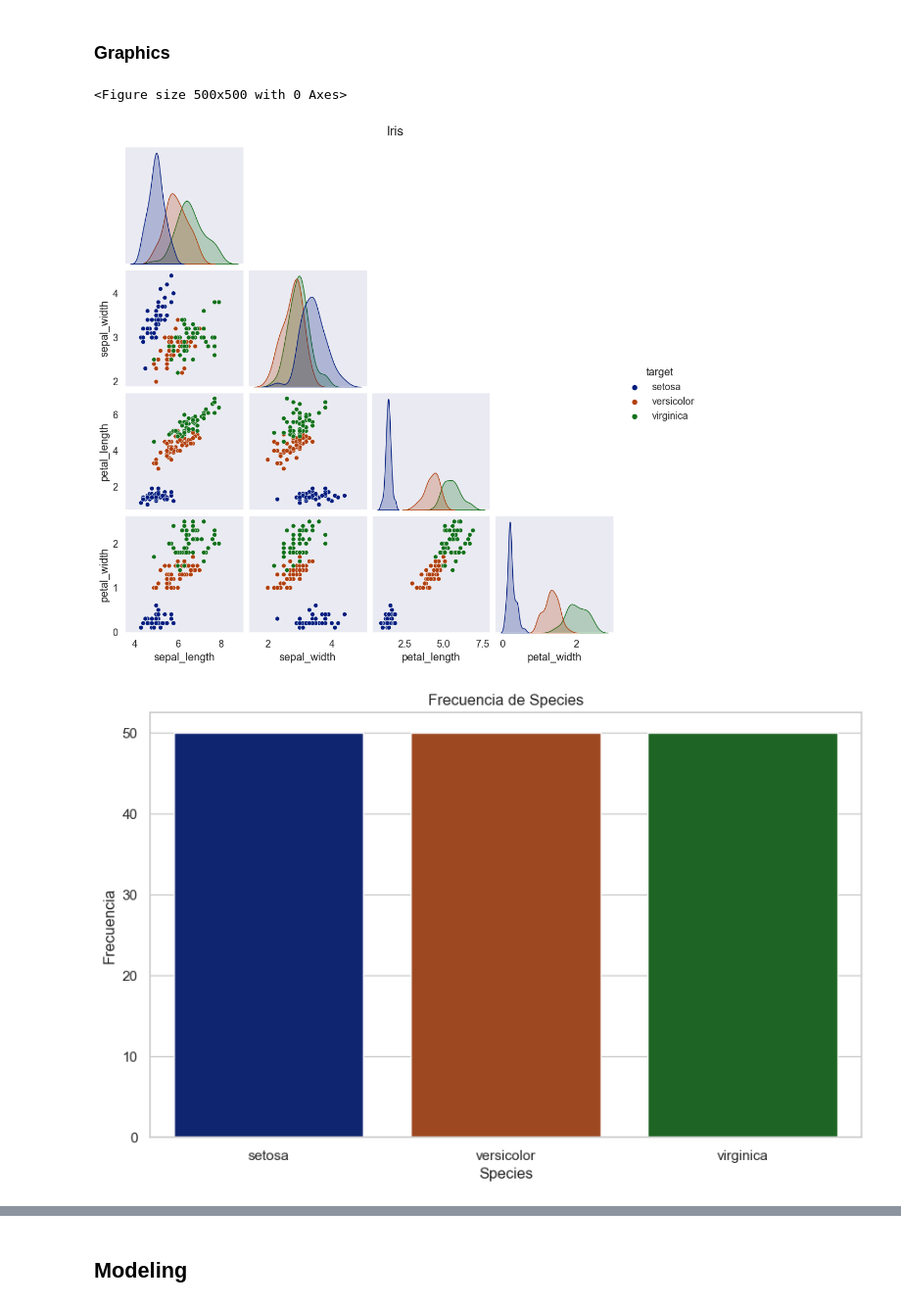
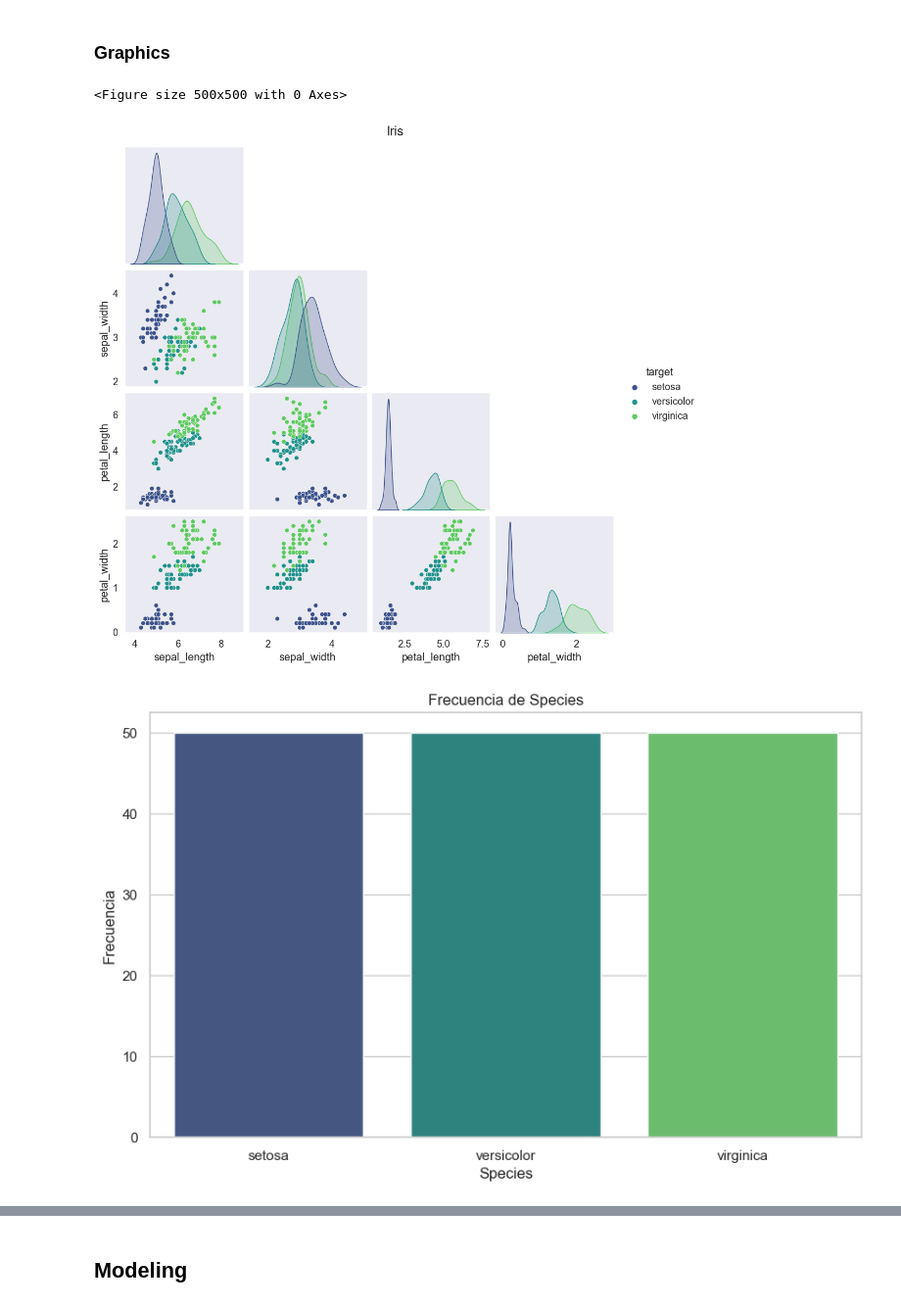
Before and after one commit to dparedes616/classification_iris, a Jupyter notebook: iris_clasificación.ipynb, the cells around one changed output, grey strips where cells are left out. Shown: that part at 98% size. Cells and saved outputs as stored; diff of their text form; code cells hidden in the pictures.

```diff
--- a/iris_clasificación.ipynb
+++ b/iris_clasificación.ipynb
@@ -165,22 +165,22 @@ df_processed.head(5)
 # %%
 fig0 = plt.figure(figsize=(5,5))
 sns.set(style="dark", font_scale=1.2)
-fig = sns.pairplot(data=df_processed, hue='target', palette='dark', corner=True)
+fig = sns.pairplot(data=df_processed, hue='target', palette='viridis', corner=True)
 fig.fig.suptitle('Iris', y=1.02)
 plt.show()
 # %% [output]
 <Figure size 500x500 with 0 Axes>
-[figure, old version]
+[figure, new version]
 # %%
 fig1=plt.figure(figsize=(10, 6))
 sns.set(style="whitegrid")
-sns.countplot(data=df_processed, x='target', palette='dark')
+sns.countplot(data=df_processed, x='target', palette='viridis')
 plt.title('Frecuencia de Species')
 plt.xlabel('Species')
 plt.ylabel('Frecuencia')
 plt.show()
 # %% [output]
-[figure, old version]
+[figure, new version]
 # %%
 fig2=fig, axes = plt.subplots(1, 3, figsize=(18, 6))
 # Gráfico 1: Boxplot
```
Also changed, not shown: parts of 23 cells of this notebook.
